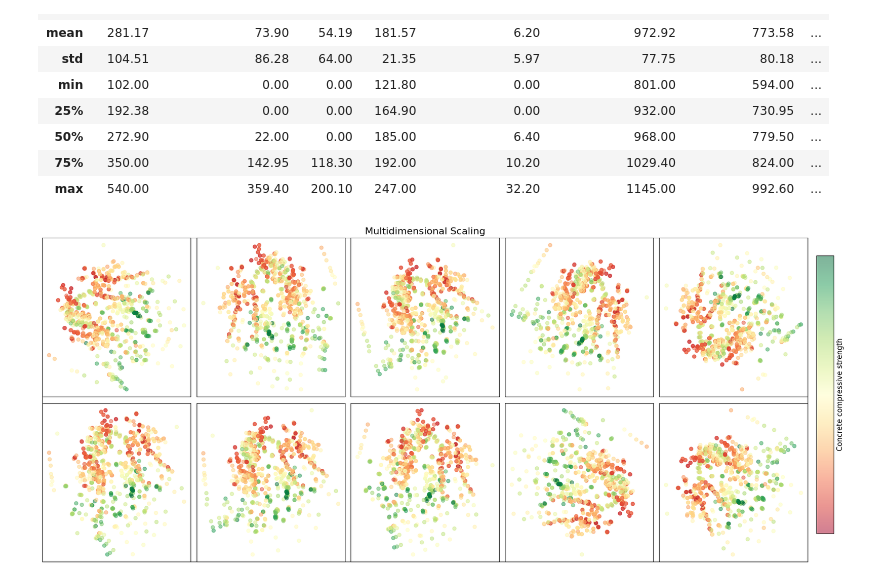
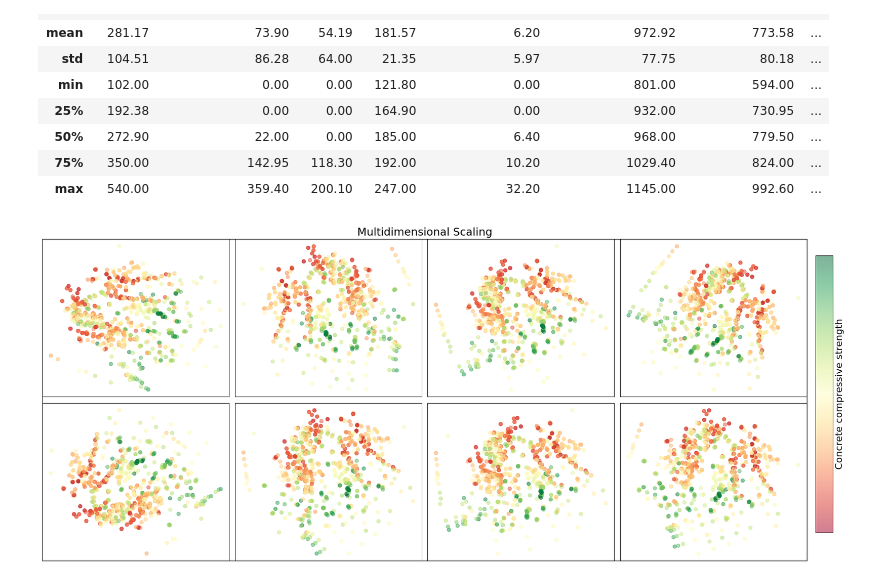
Before and after one commit to robertmackevic/mdv, a Jupyter notebook: multidimensional-scaling.ipynb, the cells around one changed output. Saved outputs shown, nothing was run; the diff lists cells and outputs as text; code cells hidden in the pictures.

```diff
--- a/multidimensional-scaling.ipynb
+++ b/multidimensional-scaling.ipynb
@@ -15,7 +15,7 @@ def perform_mds(data: pd.DataFrame, normalize: bool, runs: int, columns: int = 5
     y = data[TARGET_VARIABLE]
 
     plt.figure(figsize=(20, 8))
-    plt.title("Multidimensional Scaling", fontsize=16)
+    plt.title("Multidimensional Scaling", fontsize=18)
     plt.tick_params(
         axis="both",
         which="both",
@@ -50,7 +50,7 @@ def perform_mds(data: pd.DataFrame, normalize: bool, runs: int, columns: int = 5
     plt.subplots_adjust(right=0.89)
     cax = plt.axes((0.9, 0.1, 0.02, 0.8))
     cb = plt.colorbar(cax=cax)
-    cb.set_label(TARGET_VARIABLE, fontsize=12)
+    cb.set_label(TARGET_VARIABLE, fontsize=16)
     cb.ax.yaxis.set_ticks([])
 
     plt.show()
@@ -85,6 +85,6 @@ dataset.describe().round(2)
 | 75% | 350.00 | 142.95 | 118.30 | 192.00 | 10.20 | 1029.40 | 824.00 | ... |
 | max | 540.00 | 359.40 | 200.10 | 247.00 | 32.20 | 1145.00 | 992.60 | ... |
 # %%
-mds1 = perform_mds(dataset, normalize=False, runs=10)
+mds1 = perform_mds(dataset, normalize=False, runs=8, columns=4)
 # %% [output]
-[figure, old version]
+[figure, new version]
```
Also changed, not shown: parts of 7 cells of this notebook.
